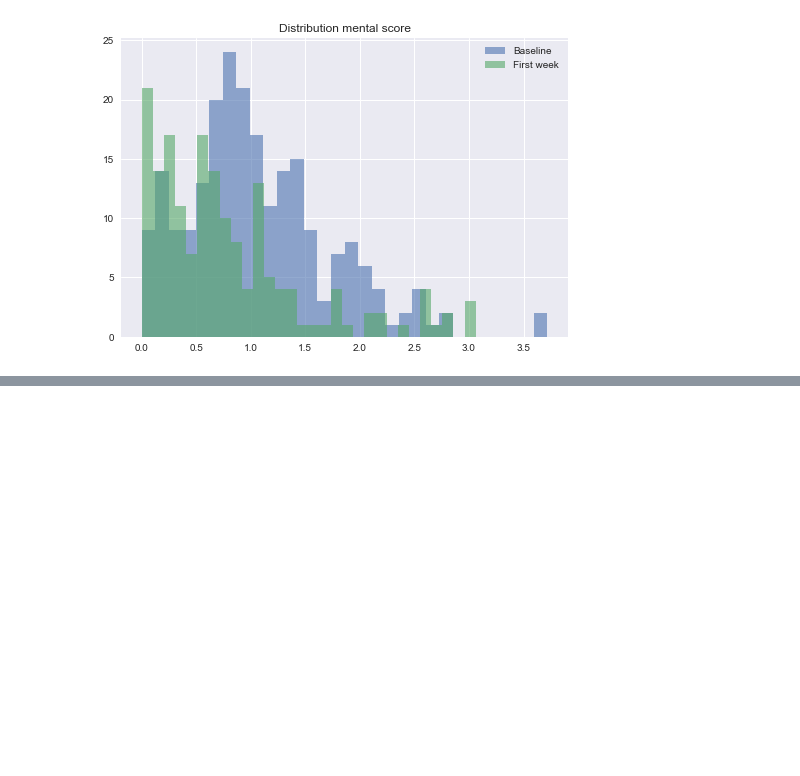
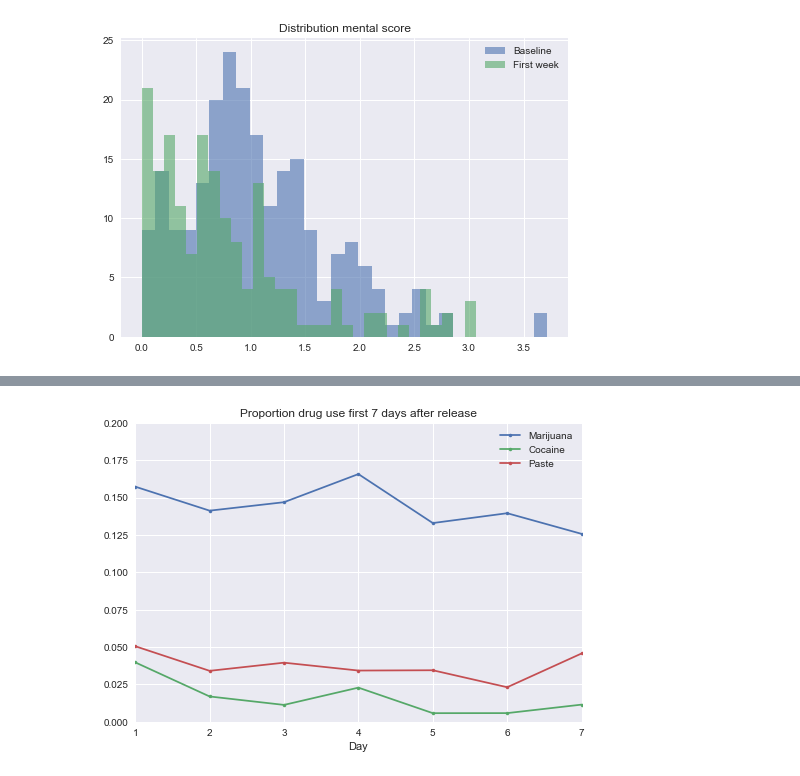
Before and after one commit to sdaza/reentry-chile, a Jupyter notebook: reports/exploring_first_week.ipynb, the cells around one changed output, grey strips where cells are left out. Saved outputs shown, nothing was run; the diff lists cells and outputs as text; code cells hidden in the pictures; blank space fills up the shorter version.

```diff
--- a/reports/exploring_first_week.ipynb
+++ b/reports/exploring_first_week.ipynb
@@ -216,0 +242,10 @@ plt.title('Distribution mental score');
+# %%
+# drugs
+variables = ['p21_3_a_dia', 'p21_4_a_dia', 'p21_5_a_dia']
+labels = ['Marijuana', 'Cocaine', 'Paste']
+toreplace = {-8:np.nan, -9: np.nan}
+title = 'Proportion drug use first 7 days after release'
+ylim = [0,0.2]
+plot = create_plot_day(data=fw, variables = variables, labels = labels, toreplace = toreplace, title = title, ylim = ylim)
+# %% [output]
+[figure, added]
```
Also changed, not shown: parts of 11 cells of this notebook.
